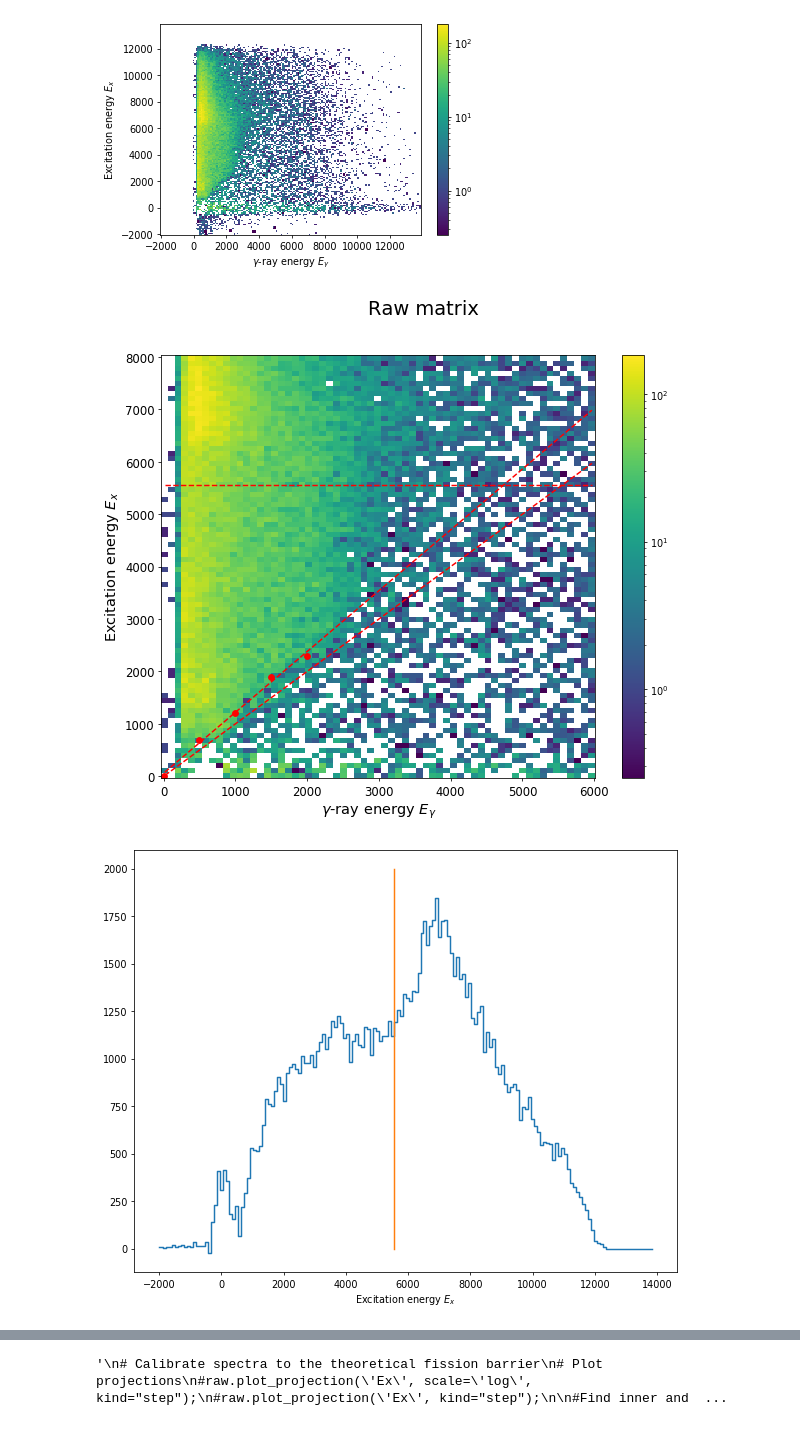
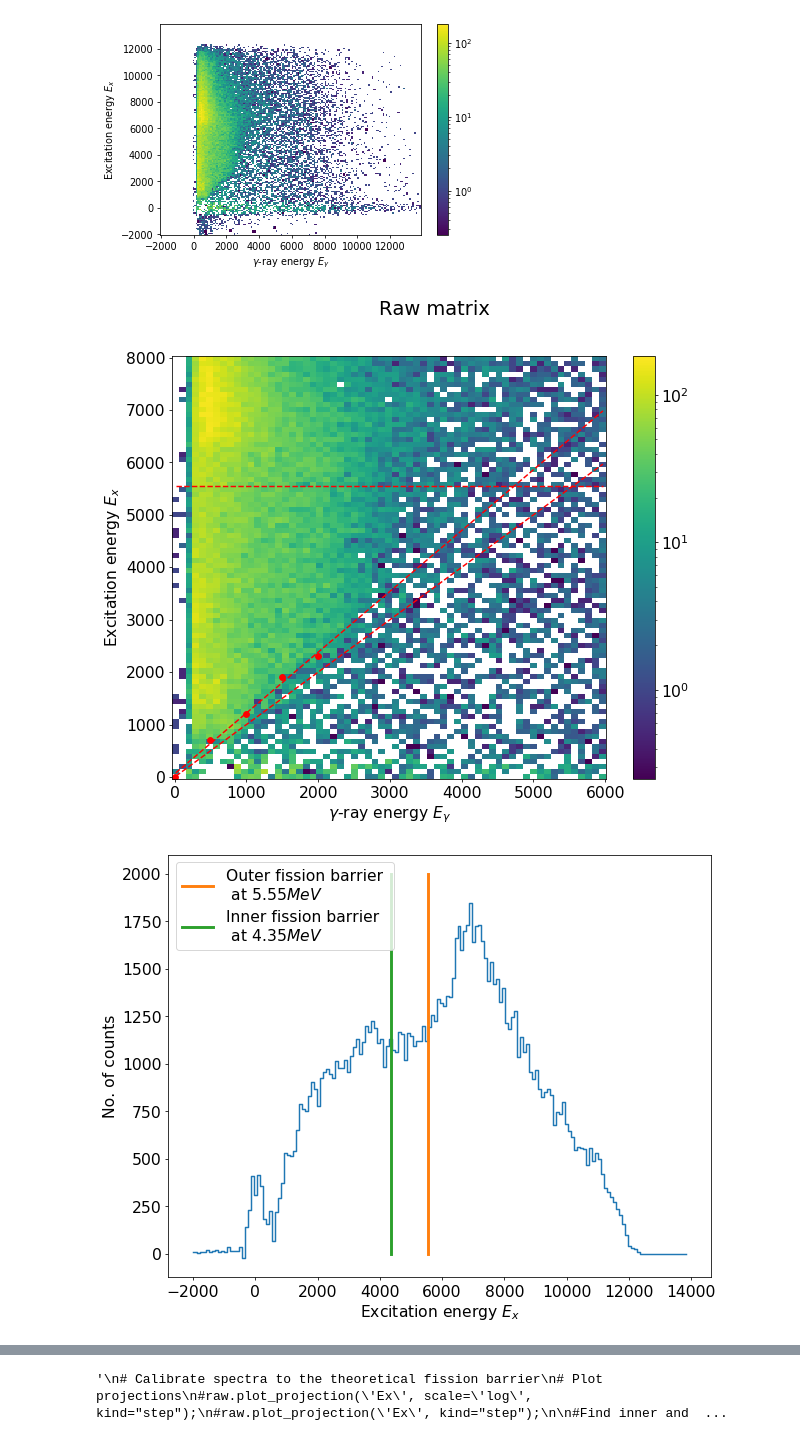
Before and after one commit to tellefs/OmPy_233U, a Jupyter notebook: osloMethod_U233_aa.ipynb, the cells around one changed output, grey strips where cells are left out. Cells and saved outputs as stored; diff of their text form; code cells hidden in the pictures.

Commit message:
fixed plots

```diff
--- a/osloMethod_U233_aa.ipynb
+++ b/osloMethod_U233_aa.ipynb
@@ -42,46 +40,56 @@ Eg = raw_plot_big.Eg
 
 fig, ax = plt.subplots(figsize=(10, 8))
 
-ax.tick_params(axis='both', labelsize=12)
-ax.set_xlabel('$\gamma$-ray energy $E_\gamma$',fontsize=15)
-ax.set_ylabel('Excitation energy $E_x',fontsize=15)
+ax.tick_params(axis='both', labelsize=16)
+ax.set_xlabel('$\gamma$-ray energy $E_\gamma$',fontsize=16)
+ax.set_ylabel('Excitation energy $E_x',fontsize=16)
 fig.suptitle('Raw matrix', fontsize=20)
-raw_plot_big.plot(ax=ax);
+lines, ax, fig, cbar = raw_plot_big.plot(ax=ax);
 ax.plot(Eg, Eg, "r--", label="E_x = E_g");
 ax.plot(Eg, np.ones(len(Eg))*5550, 'r--');
-#fig.savefig('plots/raw_uncalibrated', dpi=1000)
+cbar.ax.tick_params(labelsize=16)
+
 
 #Plot new diagonal to be used for calibration
 
 #Linefit to calibrate Ex
 
 #finding calibration points alog the diagonal
 p0 = [0,0]
 ax.plot(p0[0], p0[1], 'ro');
 p1 = [500,700]
 ax.plot(p1[0], p1[1], 'ro');
 p2 = [1000, 1200]
 ax.plot(p2[0], p2[1], 'ro');
 p3 = [1500, 1900]
 ax.plot(p3[0], p3[1], 'ro');
 p4 = [2000, 2300]
 ax.plot(p4[0], p4[1], 'ro');
 p5 = [2500, 3000]
 #ax.plot(p5[0], p5[1], 'ro');
 
 #linefit
 y_linefit = np.asarray([p0[1], p1[1], p2[1], p3[1], p4[1]])#, p5[1]])
 x_linefit = np.asarray([p0[0], p1[0], p2[0], p3[0], p4[0]])#, p5[0]])
 z = np.polyfit(x_linefit, y_linefit, 1)
 poly = np.poly1d(z)
 new_diag = Eg*poly[1] + poly[0]
 ax.plot(Eg, new_diag, 'r--');
 
+fig.savefig('plots/raw_uncalibrated')
+
+
 #plot projection
 fig, ax = plt.subplots(figsize=(10, 8))
+ax.tick_params(axis='both', labelsize=16)
+ax.set_ylabel('No. of counts', fontsize=16)
+ax.set_xlabel('Excitation energy $E_x',fontsize=16)
 raw.plot_projection('Ex', Emin=0, Emax=8000, kind="step", ax=ax);
-ax.plot([5550, 5550], [0, 2000]);
+ax.plot([5550, 5550], [0, 2000], label="Outer fission barrier \n at $5.55MeV$", linewidth=3.0);
+ax.plot([4350, 4350], [0, 2000], label="Inner fission barrier \n at $4.35MeV$", linewidth=3.0);
+ax.legend(fontsize=16, loc='upper left');
+fig.savefig('plots/Ex_py_uncalibrated')
 # %% [output]
-[figure, old version]
+[figure, new version]
-[figure, old version]
+[figure, new version]
 # %%
```
Also changed, not shown: parts of 3 cells of this notebook.
